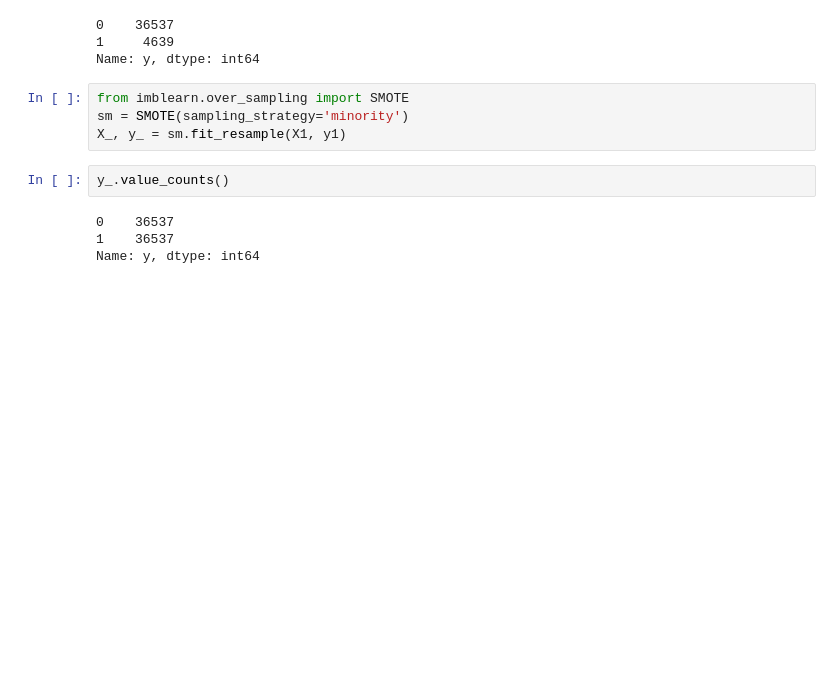
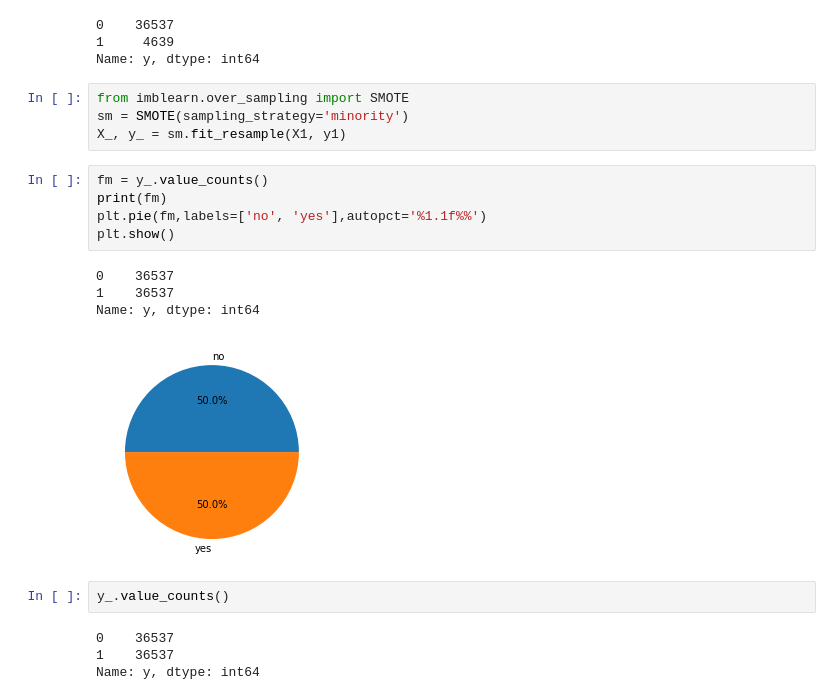
Before and after one commit to minhanh1135/Data-Driven-Marketing-Project2, a Jupyter notebook: 2. Data modeling/Model_comparison.ipynb, the cells around one changed output. Saved outputs shown, nothing was run; the diff lists cells and outputs as text; blank space fills up the shorter version.

```diff
--- a/2. Data modeling/Model_comparison.ipynb
+++ b/2. Data modeling/Model_comparison.ipynb
@@ -362,6 +363,16 @@ Name: y, dtype: int64
 from imblearn.over_sampling import SMOTE
 sm = SMOTE(sampling_strategy='minority')
 X_, y_ = sm.fit_resample(X1, y1)
+# %%
+fm = y_.value_counts()
+print(fm)
+plt.pie(fm,labels=['no', 'yes'],autopct='%1.1f%%')
+plt.show()
+# %% [output]
+0    36537
+1    36537
+Name: y, dtype: int64
+[figure, added]
 # %%
 y_.value_counts()
 # %% [output]
```
Also changed, not shown: parts of 14 cells of this notebook.
